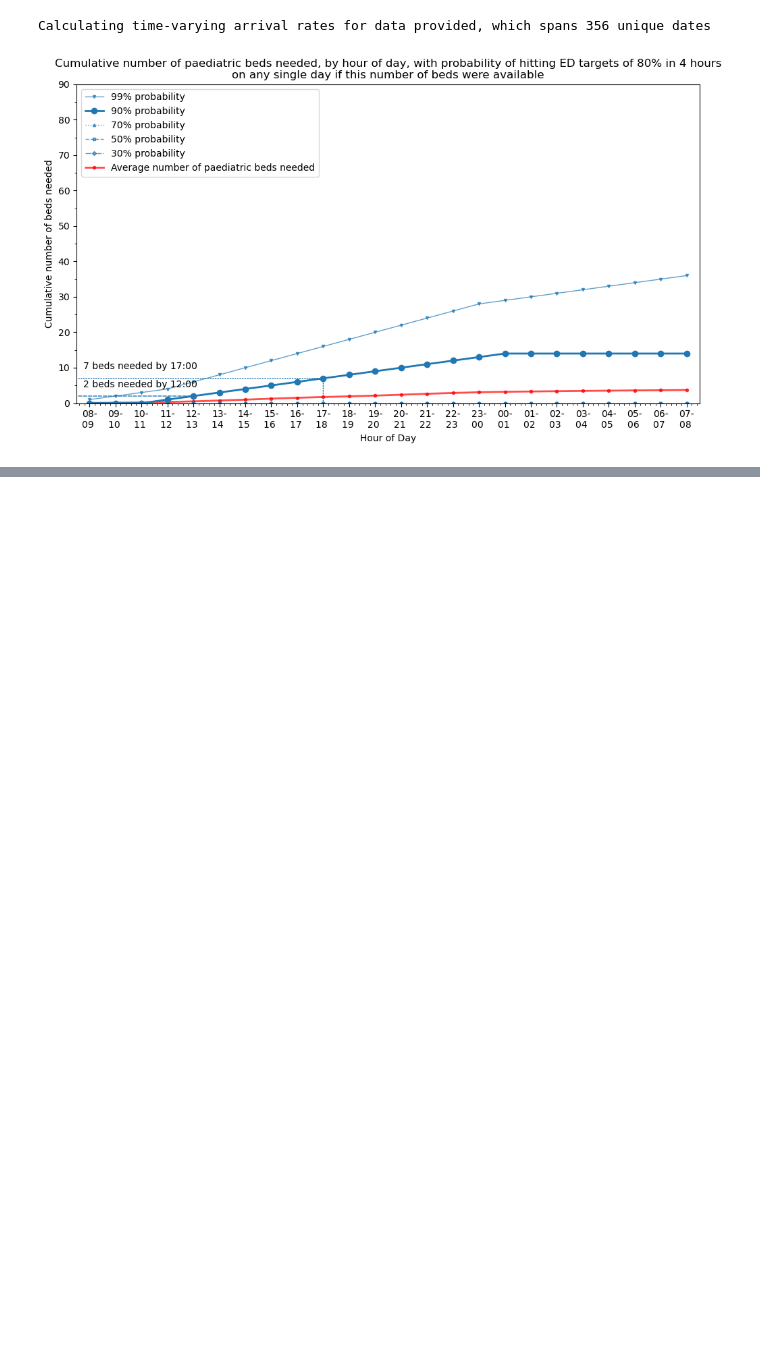
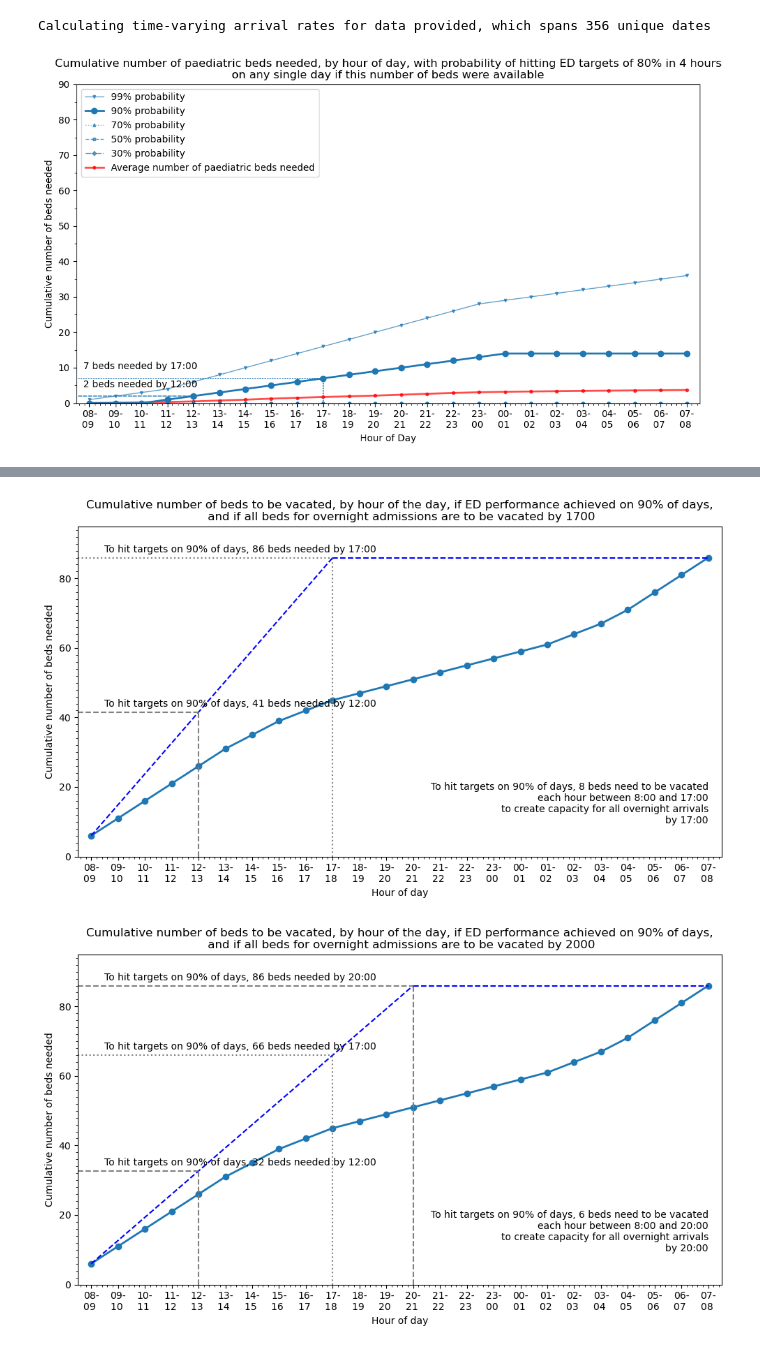
Before and after one commit to zmek/patientflow, a Jupyter notebook: notebooks/experiments/Modelling_to_show_true_demand.ipynb, the cells around one changed output, grey strips where cells are left out. Drawn from its saved outputs; the diff is of its cells as text; code cells hidden in the pictures; blank space fills up the shorter version.

```diff
--- a/notebooks/experiments/Modelling_to_show_true_demand.ipynb
+++ b/notebooks/experiments/Modelling_to_show_true_demand.ipynb
@@ -774,0 +791,14 @@ Calculating time-varying arrival rates for data provided, which spans 356 unique
+# %%
+start_of_influencable_window = 8
+end_of_influencable_window = 17
+title = f'Cumulative number of beds to be vacated, by hour of the day, if ED performance achieved on {int(highlight_centile*100)}% of days,\n and if all beds for overnight admissions are to be vacated by {end_of_influencable_window}00'
+plot_cumulative_arrival_rates(hour_labels, percentiles[centiles.index(highlight_centile)], title, start_plot_index = 8, draw_window = (start_of_influencable_window, end_of_influencable_window), file_prefix = '7_', set_y_lim = 95,
+                             annotation_prefix = f'To hit targets on {int(highlight_centile*100)}% of days', line_colour = 'C0')
+
+end_of_influencable_window = 20
+title = f'Cumulative number of beds to be vacated, by hour of the day, if ED performance achieved on {int(highlight_centile*100)}% of days,\n and if all beds for overnight admissions are to be vacated by {end_of_influencable_window}00'
+plot_cumulative_arrival_rates(hour_labels, percentiles[centiles.index(highlight_centile)], title, start_plot_index = 8, draw_window = (start_of_influencable_window, end_of_influencable_window), file_prefix = '8_', set_y_lim = 95, hour_lines = [12,17,20],
+                             annotation_prefix = f'To hit targets on {int(highlight_centile*100)}% of days', line_colour = 'C0')
+# %% [output]
+[figure, added]
+[figure, added]
```
Also changed, not shown: parts of 10 cells of this notebook, 6 other files.
